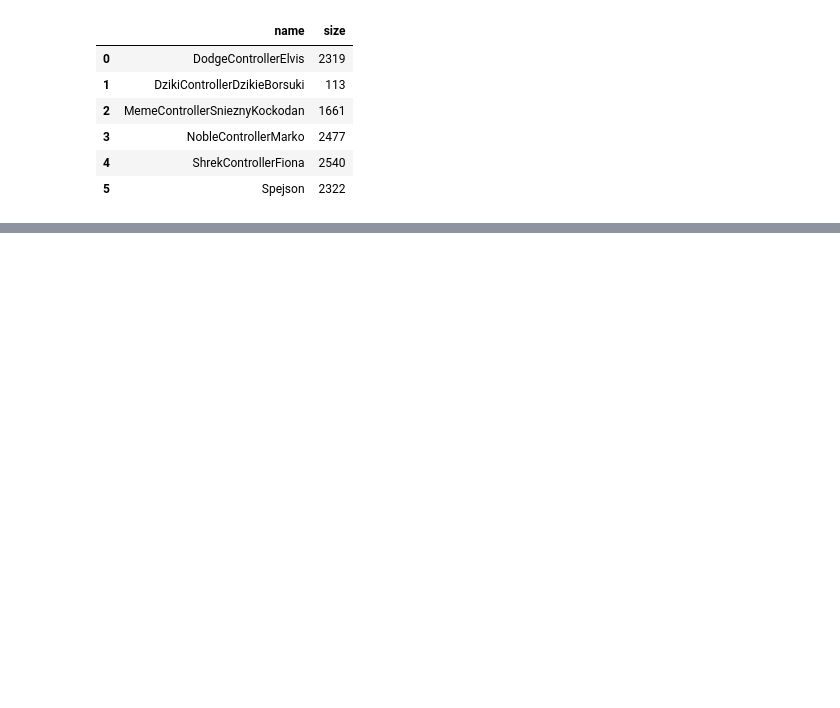
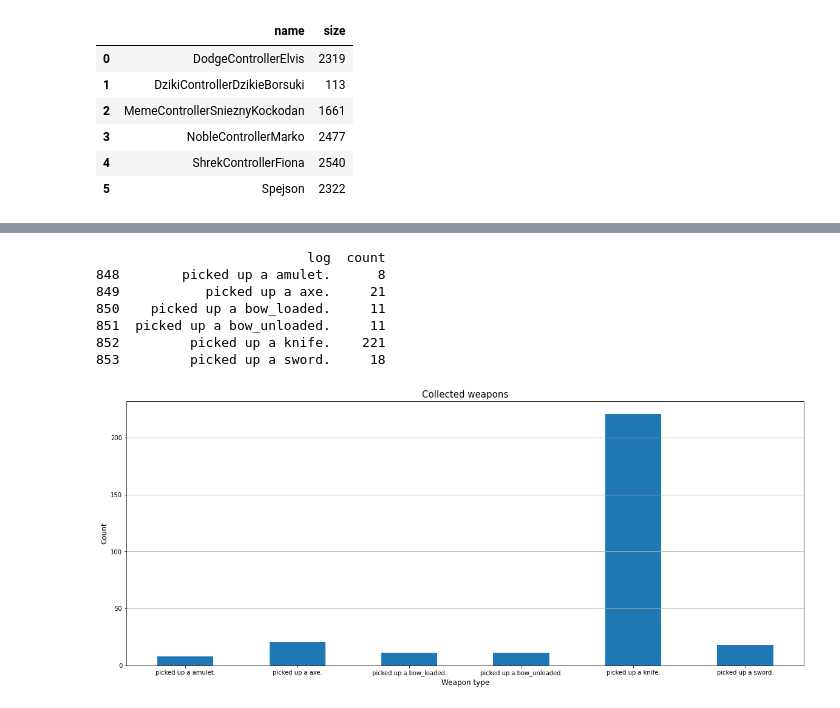
Before and after one commit to FilipKatulski/GUPB, a Jupyter notebook: subtask1.ipynb, the cells around one changed output, grey strips where cells are left out. Cells and saved outputs as stored; diff of their text form; code cells hidden in the pictures; blank space fills up the shorter version.

```diff
--- a/subtask1.ipynb
+++ b/subtask1.ipynb
@@ -104,0 +133,23 @@ Length: 882, dtype: int64
+# %%
+fig, ax = plt.subplots(figsize=(20,8))
+
+pickedup_mask = barabasz_log_df['log'].str.contains('picked up')
+ax.bar(barabasz_log_df[pickedup_mask]['log'], barabasz_log_df[pickedup_mask]["count"], width=0.5)
+
+ax.set_xlabel("Weapon type",fontsize=12)
+ax.set_ylabel("Count",fontsize=12)
+ax.set_title("Collected weapons", fontsize=15)
+ax.grid(axis='y')
+
+print(barabasz_log_df[pickedup_mask])
+
+plt.show()
+# %% [output]
+                           log  count
+848        picked up a amulet.      8
+849           picked up a axe.     21
+850    picked up a bow_loaded.     11
+851  picked up a bow_unloaded.     11
+852         picked up a knife.    221
+853         picked up a sword.     18
+[figure, added]
```
Also changed, not shown: parts of 13 cells of this notebook.
